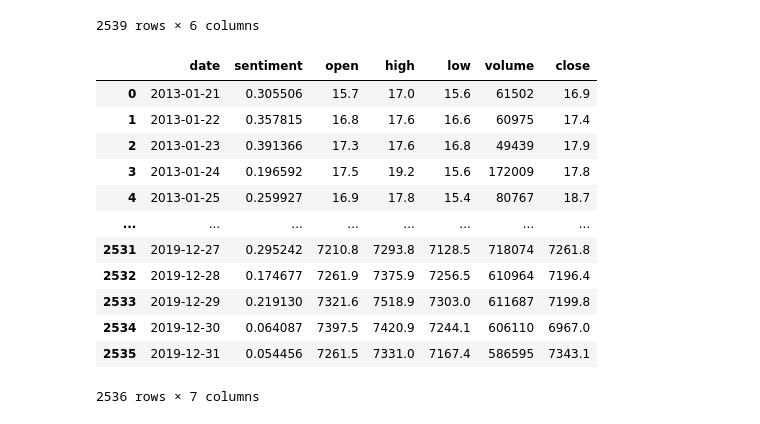
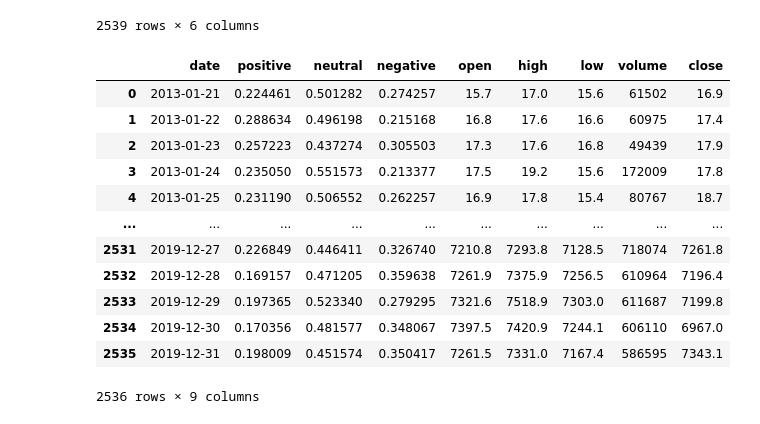
Before and after one commit to JCamposx/btc-price-prediction, a Jupyter notebook: src/preprocessing/consolidated.ipynb, the cells around one changed output. Saved outputs shown, nothing was run; the diff lists cells and outputs as text; code cells hidden in the pictures.

Commit message:
refactor data preprocessing using pysentiment

```diff
--- a/src/preprocessing/consolidated.ipynb
+++ b/src/preprocessing/consolidated.ipynb
@@ -41,33 +41,35 @@ data_bitcoin
 # %%
 close = data_bitcoin['close'][3:].tolist()
 
 min_date = data_posts['date'].min()
 max_date = data_posts['date'].max()
 
 data = data_bitcoin.copy()
 
 data = data[(data['date'] >= min_date) & (data['date'] <= max_date)]
 
-data.insert(loc=1, column='sentiment', value=data_posts['sentiment'])
+data.insert(loc=1, column='negative', value=data_posts['negative'])
+data.insert(loc=1, column='neutral', value=data_posts['neutral'])
+data.insert(loc=1, column='positive', value=data_posts['positive'])
 
 data['close'] = close
 
 data.reset_index(drop=True, inplace=True)
 
 data
 # %% [output]
-|  | date | sentiment | open | high | low | volume | close |
-| 0 | 2013-01-21 | 0.305506 | 15.7 | 17.0 | 15.6 | 61502 | 16.9 |
-| 1 | 2013-01-22 | 0.357815 | 16.8 | 17.6 | 16.6 | 60975 | 17.4 |
-| 2 | 2013-01-23 | 0.391366 | 17.3 | 17.6 | 16.8 | 49439 | 17.9 |
-| 3 | 2013-01-24 | 0.196592 | 17.5 | 19.2 | 15.6 | 172009 | 17.8 |
-| 4 | 2013-01-25 | 0.259927 | 16.9 | 17.8 | 15.4 | 80767 | 18.7 |
-| ... | ... | ... | ... | ... | ... | ... | ... |
-| 2531 | 2019-12-27 | 0.295242 | 7210.8 | 7293.8 | 7128.5 | 718074 | 7261.8 |
-| 2532 | 2019-12-28 | 0.174677 | 7261.9 | 7375.9 | 7256.5 | 610964 | 7196.4 |
-| 2533 | 2019-12-29 | 0.219130 | 7321.6 | 7518.9 | 7303.0 | 611687 | 7199.8 |
-| 2534 | 2019-12-30 | 0.064087 | 7397.5 | 7420.9 | 7244.1 | 606110 | 6967.0 |
-| 2535 | 2019-12-31 | 0.054456 | 7261.5 | 7331.0 | 7167.4 | 586595 | 7343.1 |
+|  | date | positive | neutral | negative | open | high | low | volume | close |
+| 0 | 2013-01-21 | 0.224461 | 0.501282 | 0.274257 | 15.7 | 17.0 | 15.6 | 61502 | 16.9 |
+| 1 | 2013-01-22 | 0.288634 | 0.496198 | 0.215168 | 16.8 | 17.6 | 16.6 | 60975 | 17.4 |
+| 2 | 2013-01-23 | 0.257223 | 0.437274 | 0.305503 | 17.3 | 17.6 | 16.8 | 49439 | 17.9 |
+| 3 | 2013-01-24 | 0.235050 | 0.551573 | 0.213377 | 17.5 | 19.2 | 15.6 | 172009 | 17.8 |
+| 4 | 2013-01-25 | 0.231190 | 0.506552 | 0.262257 | 16.9 | 17.8 | 15.4 | 80767 | 18.7 |
+| ... | ... | ... | ... | ... | ... | ... | ... | ... | ... |
+| 2531 | 2019-12-27 | 0.226849 | 0.446411 | 0.326740 | 7210.8 | 7293.8 | 7128.5 | 718074 | 7261.8 |
+| 2532 | 2019-12-28 | 0.169157 | 0.471205 | 0.359638 | 7261.9 | 7375.9 | 7256.5 | 610964 | 7196.4 |
+| 2533 | 2019-12-29 | 0.197365 | 0.523340 | 0.279295 | 7321.6 | 7518.9 | 7303.0 | 611687 | 7199.8 |
+| 2534 | 2019-12-30 | 0.170356 | 0.481577 | 0.348067 | 7397.5 | 7420.9 | 7244.1 | 606110 | 6967.0 |
+| 2535 | 2019-12-31 | 0.198009 | 0.451574 | 0.350417 | 7261.5 | 7331.0 | 7167.4 | 586595 | 7343.1 |
-2536 rows × 7 columns
+2536 rows × 9 columns
 # %%
 data.to_csv('../datasets/consolidated/consolidated.csv', index=False)
```
Also changed, not shown: parts of 1 cell of this notebook, 5 other files.
